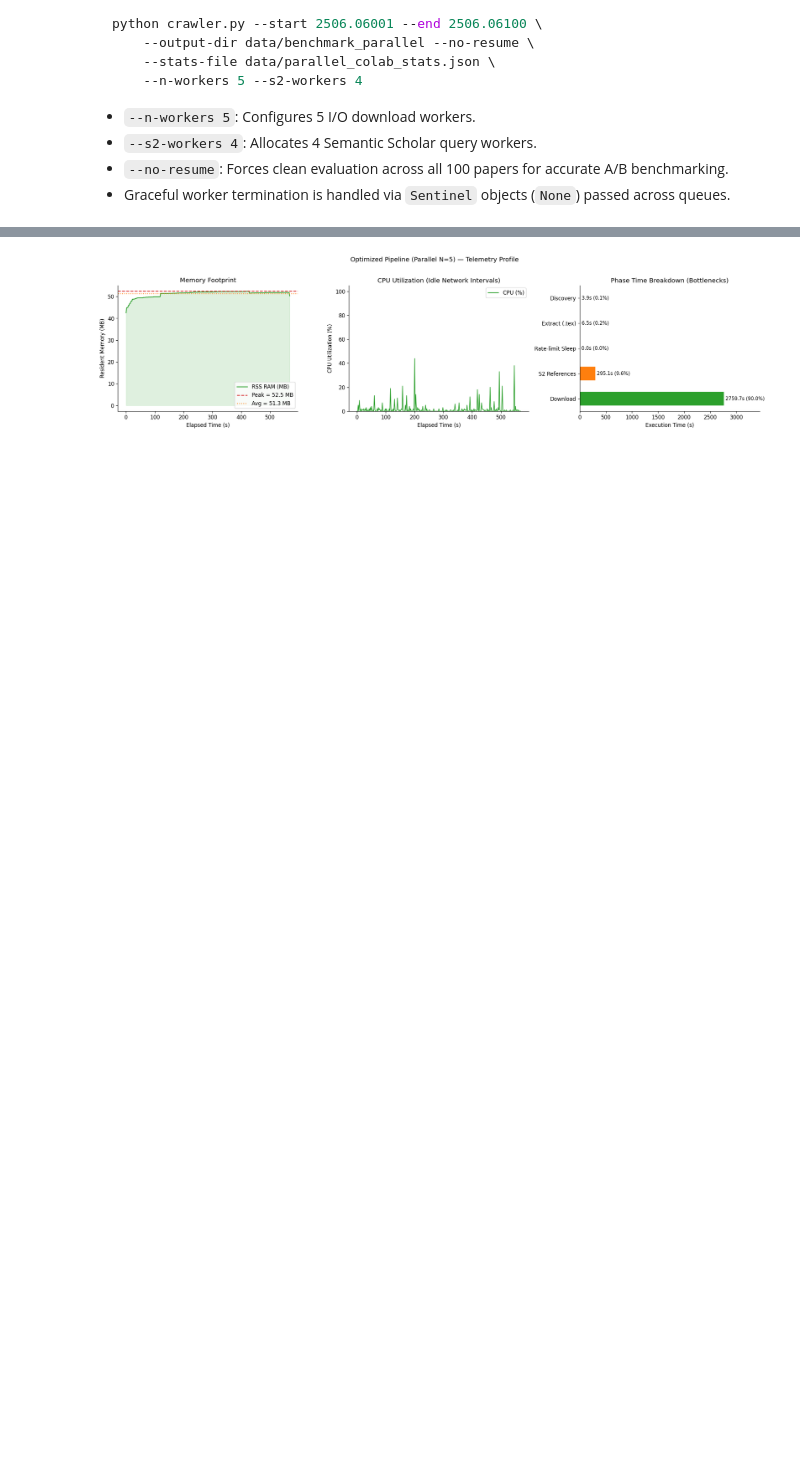
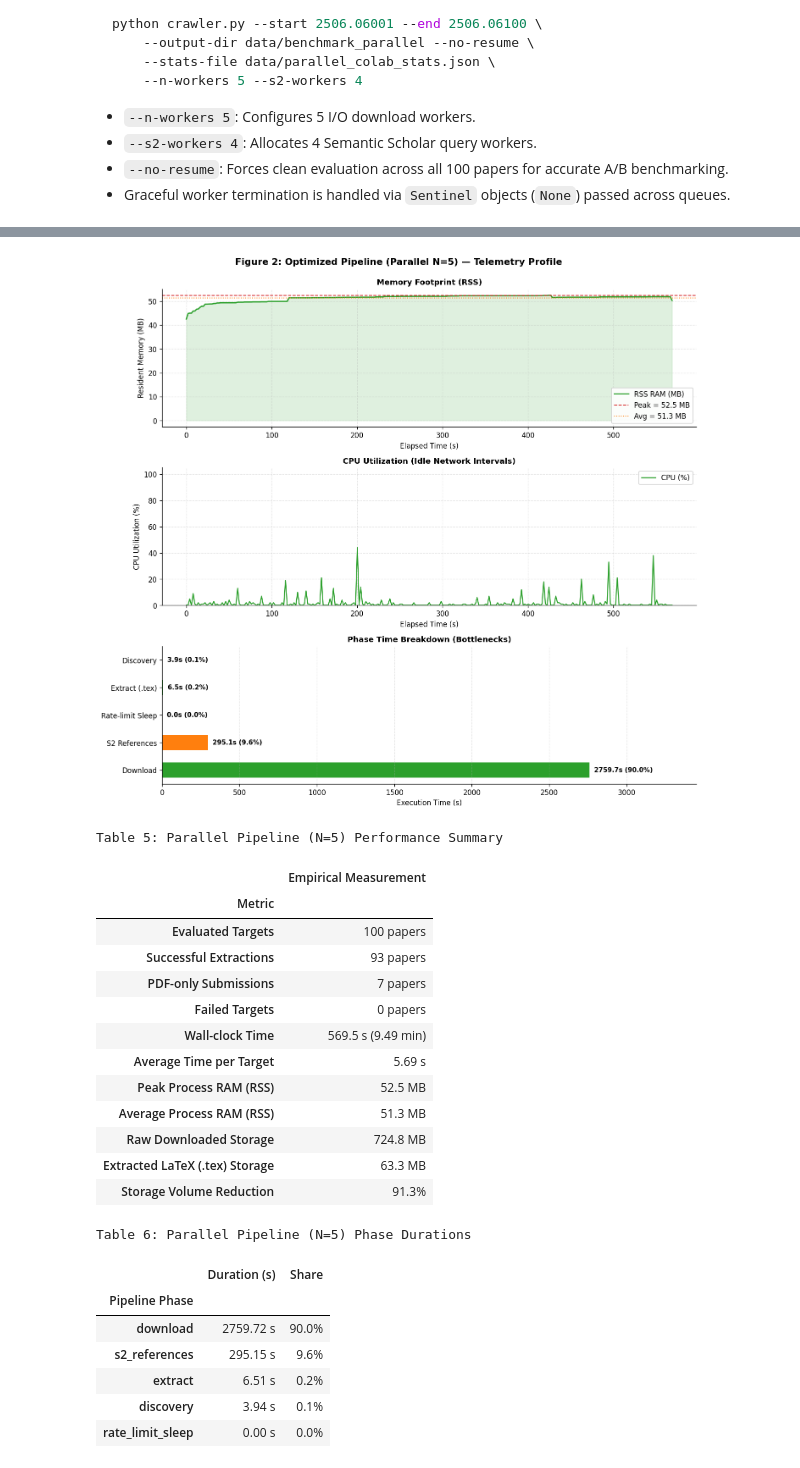
Before and after one commit to QuangPhat101/arXiv-Report, a Jupyter notebook: milestone1/performance.ipynb, the cells around one changed output, grey strips where cells are left out. Cells and saved outputs as stored; diff of their text form; code cells hidden in the pictures; blank space fills up the shorter version.

```diff
--- a/milestone1/performance.ipynb
+++ b/milestone1/performance.ipynb
@@ -514,16 +706,10 @@ This extrapolation closely mirrors the 10–12 hours each team member experience
 # %%
 BASELINE_STATS_PATH = DATA_DIR / "baseline_colab_stats.json"
 
-# Execute or load the 100-paper sequential baseline benchmark (strictly using original Milestone 1 parameters)
+# Execute or load the 100-paper sequential baseline benchmark
 baseline_data = load_or_run_benchmark(
     stats_path=BASELINE_STATS_PATH,
-    crawler_args=[
-        "--start", "2506.06001", "--end", "2506.06100",
-        "--output-dir", "data/benchmark_baseline", "--no-resume",
-        "--baseline",
-    ],
+    crawler_args=["--start", "2506.06001", "--end", "2506.06100", "--output-dir", "data/raw", "--no-resume", "--baseline"],
     n_workers=1,
-    force_rerun=FORCE_RERUN,
-    min_valid_papers=100,
 )
 # %% [output]
@@ -689,7 +918,5 @@ parallel_data = load_or_run_benchmark(
         "--n-workers", "5", "--s2-workers", "4",
     ],
     n_workers=5,
-    force_rerun=FORCE_RERUN,
-    min_valid_papers=100,
 )
 # %% [output]
@@ -713,4 +942,28 @@ parallel_data = load_or_run_benchmark(
 # %%
-plot_telemetry_trio(parallel_data, title="Optimized Pipeline (Parallel N=5)", primary_color=COLOR_SUCCESS)
+plot_telemetry_trio(parallel_data, title="Figure 2: Optimized Pipeline (Parallel N=5)", primary_color=COLOR_SUCCESS)
+render_summary_tables(parallel_data, title="Parallel Pipeline (N=5)", start_table_num=5)
+render_parallel_narrative(parallel_data, baseline_data)
 # %% [output]
-[figure, old version]
+[figure, new version]
+Table 5: Parallel Pipeline (N=5) Performance Summary
+|  | Empirical Measurement |
+| Metric |  |
+| Evaluated Targets | 100 papers |
+| Successful Extractions | 93 papers |
+| PDF-only Submissions | 7 papers |
+| Failed Targets | 0 papers |
+| Wall-clock Time | 569.5 s (9.49 min) |
+| Average Time per Target | 5.69 s |
+| Peak Process RAM (RSS) | 52.5 MB |
+| Average Process RAM (RSS) | 51.3 MB |
+| Raw Downloaded Storage | 724.8 MB |
+| Extracted LaTeX (.tex) Storage | 63.3 MB |
+| Storage Volume Reduction | 91.3% |
+Table 6: Parallel Pipeline (N=5) Phase Durations
+|  | Duration (s) | Share |
+| Pipeline Phase |  |  |
+| download | 2759.72 s | 90.0% |
+| s2_references | 295.15 s | 9.6% |
+| extract | 6.51 s | 0.2% |
+| discovery | 3.94 s | 0.1% |
+| rate_limit_sleep | 0.00 s | 0.0% |
```
Also changed, not shown: parts of 28 cells of this notebook.
